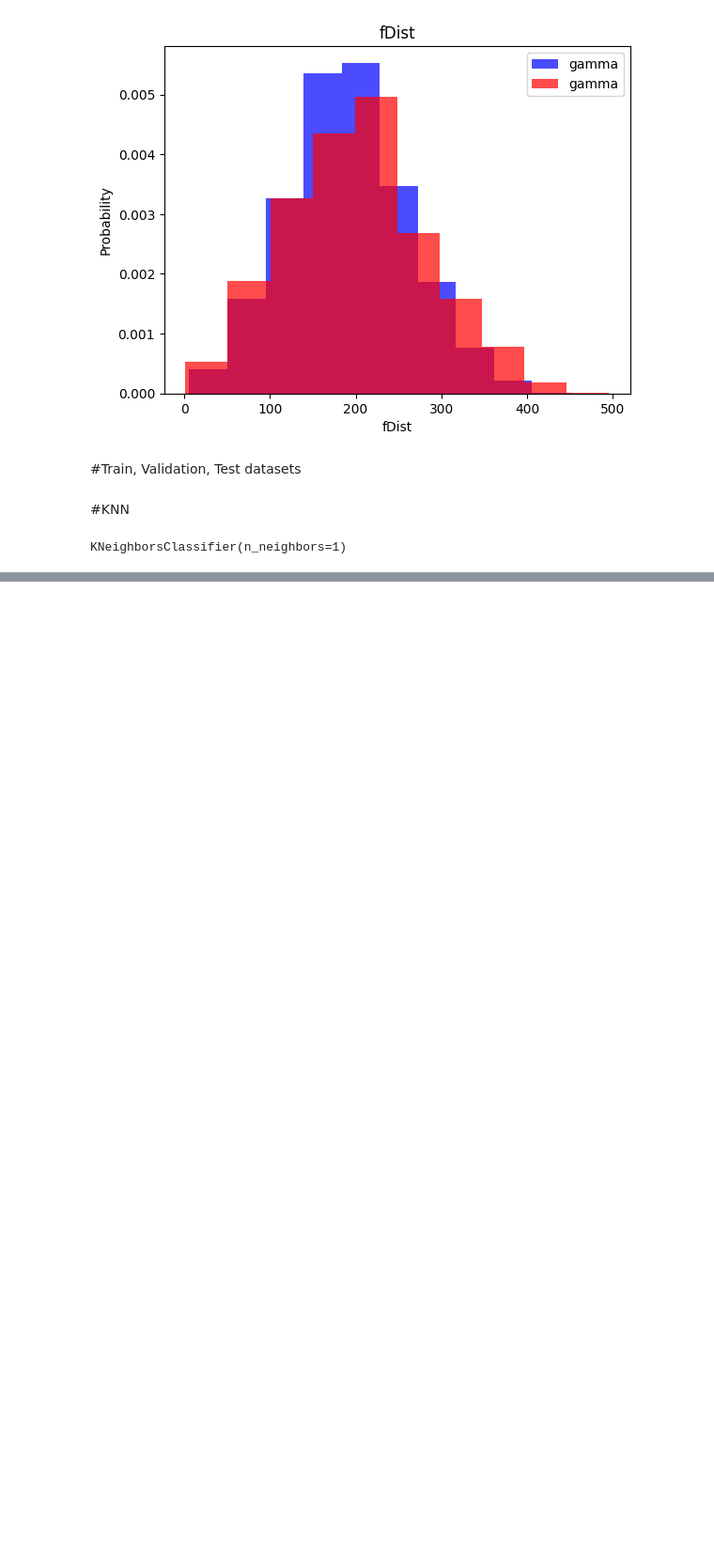
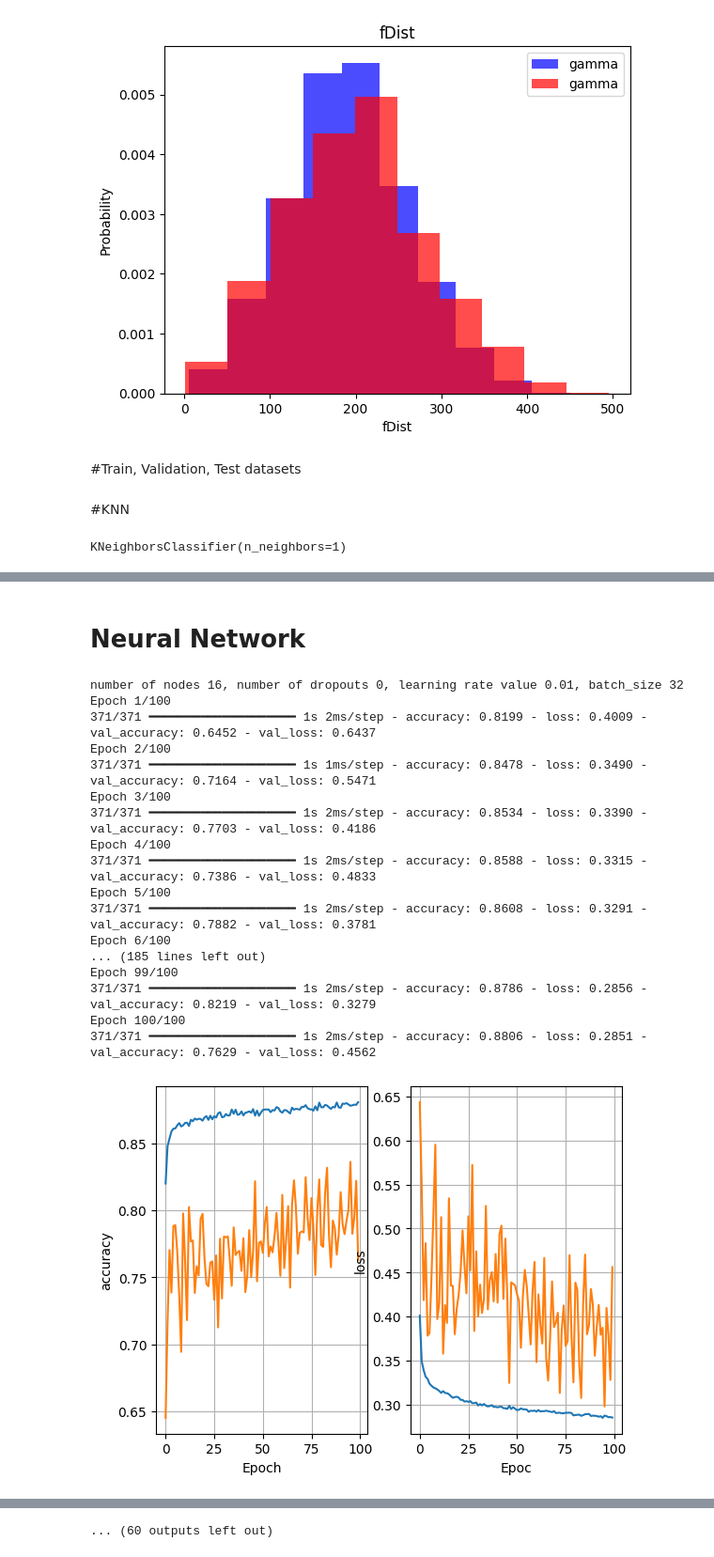
Before and after one commit to AhmedYounis20/ML_Study, a Jupyter notebook: ML_Supervised_Learning_Techniques.ipynb, the cells around one changed output, grey strips where cells are left out. Shown at 94% size. Cells and saved outputs as stored; diff of their text form; code cells hidden in the pictures; blank space fills up the shorter version.

```diff
--- a/ML_Supervised_Learning_Techniques.ipynb
+++ b/ML_Supervised_Learning_Techniques.ipynb
@@ -8,7 +11,7 @@ from sklearn.preprocessing import StandardScaler
 from imblearn.over_sampling import RandomOverSampler
 # %%
 cols =["fLength","fWidth","fSize","fConc","fConc1","fAsym","fM3Long","fM3Trans","fAlpha","fDist","class"]
-df = pd.read_csv("magic04.data",names=cols)
+df = pd.read_csv("sample_data/magic04.data",names=cols)
 df.head()
 # %% [output]
 |  | fLength | fWidth | fSize | fConc | fConc1 | fAsym | fM3Long | fM3Trans | fAlpha | fDist | class |
@@ -94,0 +157,2 @@ weighted avg       0.81      0.81      0.81      3804
+# %% [markdown]
+ # Neural Network
@@ -94,0 +177,49 @@ weighted avg       0.81      0.81      0.81      3804
+# %%
+def plot_history(history):
+  fig,(ax1, ax2) = plt.subplots(1,2)
+  ax1.plot(history.history['accuracy'],label='accuracy')
+  ax1.plot(history.history['val_accuracy'],label='val_accuracy')
+  ax1.set_xlabel("Epoch")
+  ax1.set_ylabel("accuracy")
+  ax1.grid(True)
+
+  ax2.plot(history.history['loss'],label='loss')
+  ax2.plot(history.history['val_loss'],label='val_loss')
+  ax2.set_xlabel("Epoc")
+  ax2.set_ylabel("loss")
+  ax2.grid(True)
+  plt.show()
+# %%
+least_loss = float('inf')
+least_loss_model = None
+epochs =100
+for num_nodes in [16,32,64]:
+  for dropout_prob in [0,0.2]:
+    for lr in [0.01,0.005,0.001]:
+      for batch_size in [32,64,128]:
+        print("number of nodes {0}, number of dropouts {1}, learning rate value {2}, batch_size {3}".format(num_nodes, dropout_prob, lr, batch_size))
+        model,history = train_nn_model(x_train,y_train,num_nodes, dropout_prob,lr,batch_size,epochs)
+        plot_history(history)
+        val_loss, val_accuracy= model.evaluate(x_valid,y_valid)
+        if val_loss < least_loss:
+          least_loss = val_loss
+          least_loss_model = model
+# %% [output]
+number of nodes 16, number of dropouts 0, learning rate value 0.01, batch_size 32
+Epoch 1/100
+371/371 ━━━━━━━━━━━━━━━━━━━━ 1s 2ms/step - accuracy: 0.8199 - loss: 0.4009 - val_accuracy: 0.6452 - val_loss: 0.6437
+Epoch 2/100
+371/371 ━━━━━━━━━━━━━━━━━━━━ 1s 1ms/step - accuracy: 0.8478 - loss: 0.3490 - val_accuracy: 0.7164 - val_loss: 0.5471
+Epoch 3/100
+371/371 ━━━━━━━━━━━━━━━━━━━━ 1s 2ms/step - accuracy: 0.8534 - loss: 0.3390 - val_accuracy: 0.7703 - val_loss: 0.4186
+Epoch 4/100
+371/371 ━━━━━━━━━━━━━━━━━━━━ 1s 2ms/step - accuracy: 0.8588 - loss: 0.3315 - val_accuracy: 0.7386 - val_loss: 0.4833
+Epoch 5/100
+371/371 ━━━━━━━━━━━━━━━━━━━━ 1s 2ms/step - accuracy: 0.8608 - loss: 0.3291 - val_accuracy: 0.7882 - val_loss: 0.3781
+Epoch 6/100
+... (185 lines left out)
+Epoch 99/100
+371/371 ━━━━━━━━━━━━━━━━━━━━ 1s 2ms/step - accuracy: 0.8786 - loss: 0.2856 - val_accuracy: 0.8219 - val_loss: 0.3279
+Epoch 100/100
+371/371 ━━━━━━━━━━━━━━━━━━━━ 1s 2ms/step - accuracy: 0.8806 - loss: 0.2851 - val_accuracy: 0.7629 - val_loss: 0.4562
+[figure, added]
@@ -94,0 +316 @@ weighted avg       0.81      0.81      0.81      3804
+... (60 outputs left out)
```
Also changed, not shown: parts of 19 cells of this notebook.
